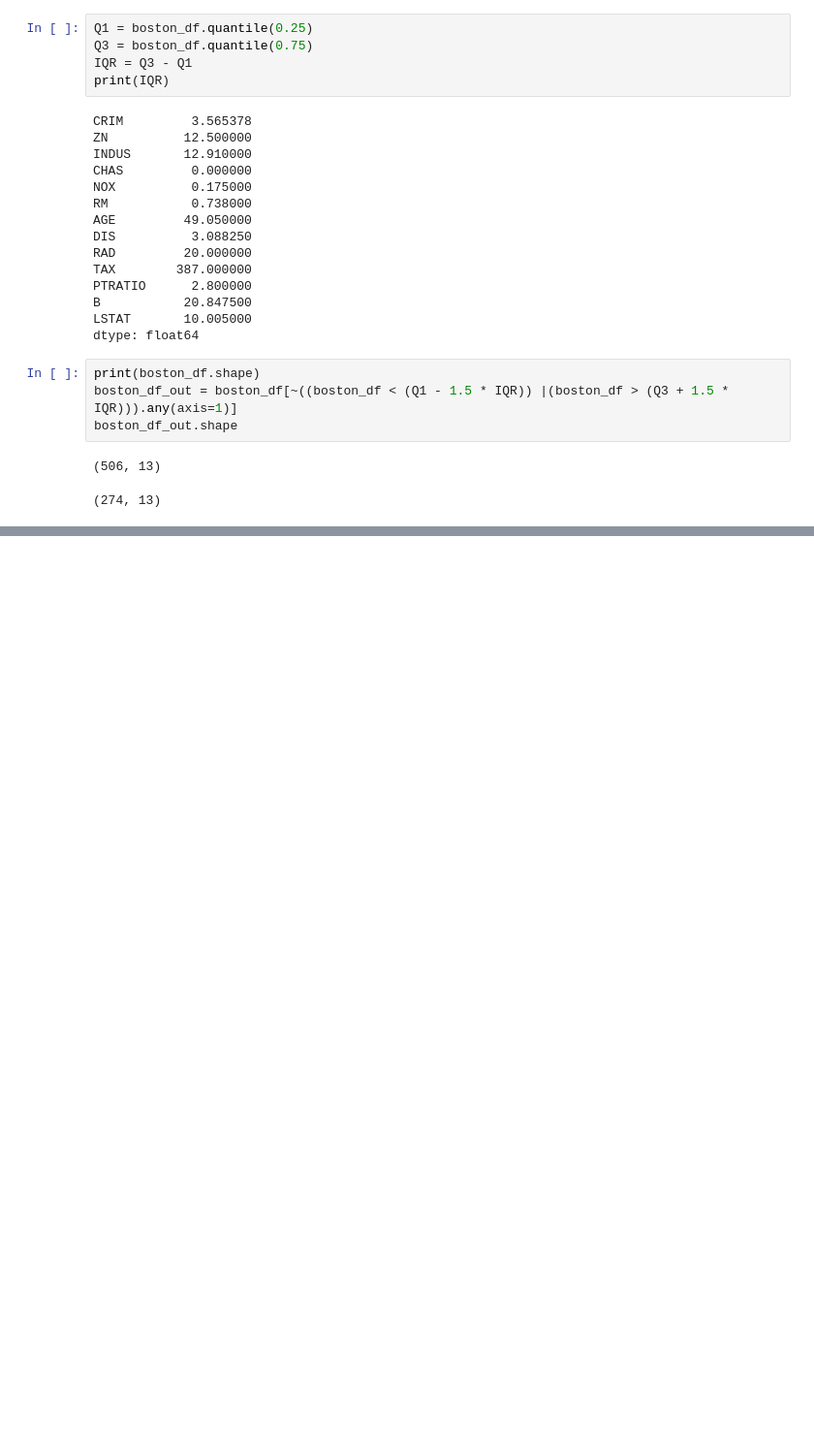
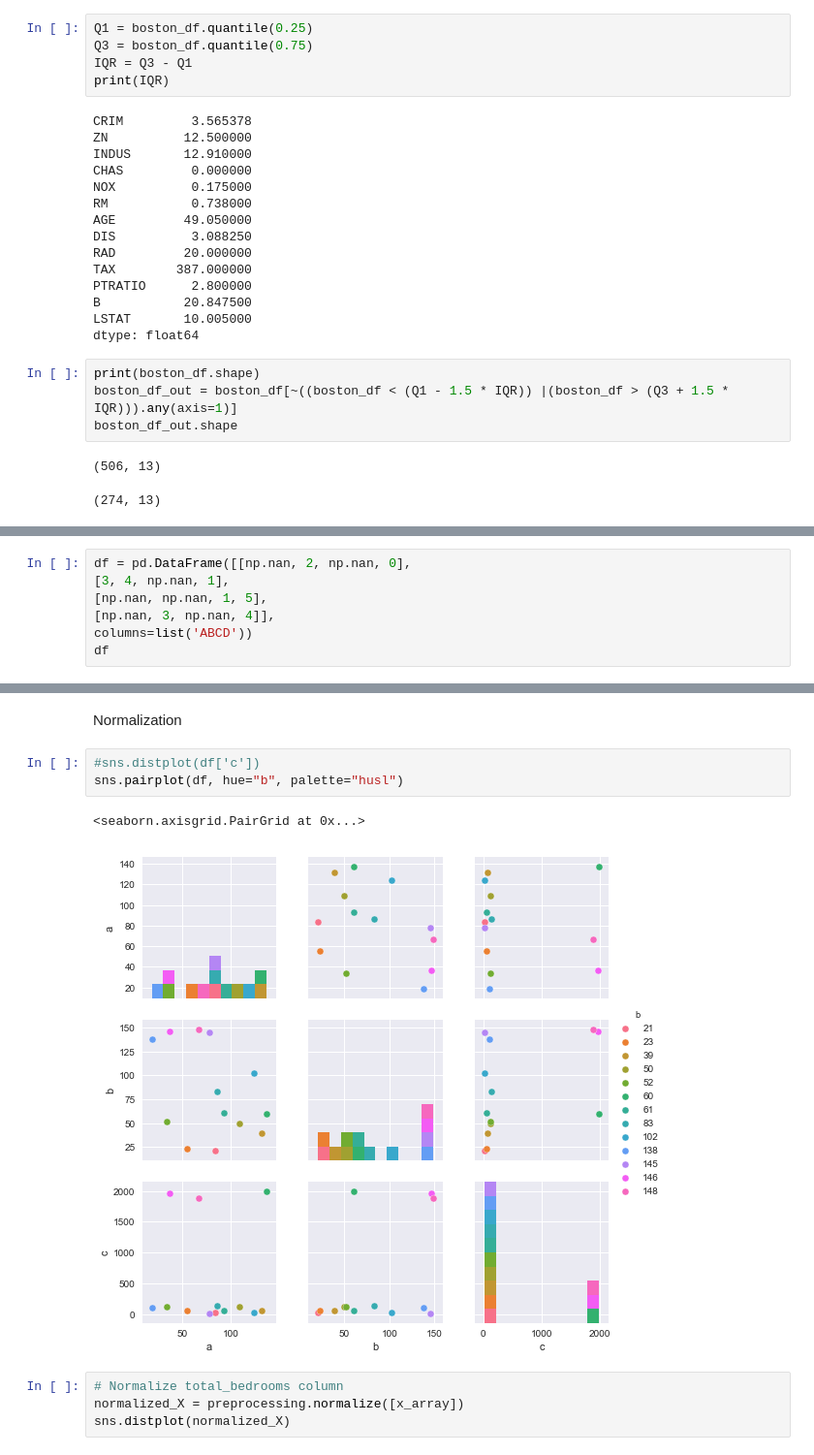
Before and after one commit to hacknairobi/Content, a Jupyter notebook: 1. week one/Day 1.ipynb, the cells around one changed output, grey strips where cells are left out. Shown: that part at 97% size. Drawn from its saved outputs; the diff is of its cells as text; blank space fills up the shorter version.

```diff
--- a/1. week one/Day 1.ipynb
+++ b/1. week one/Day 1.ipynb
@@ -195,0 +227,7 @@ boston_df_out.shape
+# %%
+df = pd.DataFrame([[np.nan, 2, np.nan, 0],
+[3, 4, np.nan, 1],
+[np.nan, np.nan, 1, 5],
+[np.nan, 3, np.nan, 4]],
+columns=list('ABCD'))
+df
@@ -195,0 +249,12 @@ boston_df_out.shape
+# %% [markdown]
+Normalization
+# %%
+#sns.distplot(df['c'])
+sns.pairplot(df, hue="b", palette="husl")
+# %% [output]
+<seaborn.axisgrid.PairGrid at 0x...>
+[figure, added]
+# %%
+# Normalize total_bedrooms column
+normalized_X = preprocessing.normalize([x_array])
+sns.distplot(normalized_X)
```
Also changed, not shown: parts of 25 cells of this notebook, 3 other files.
